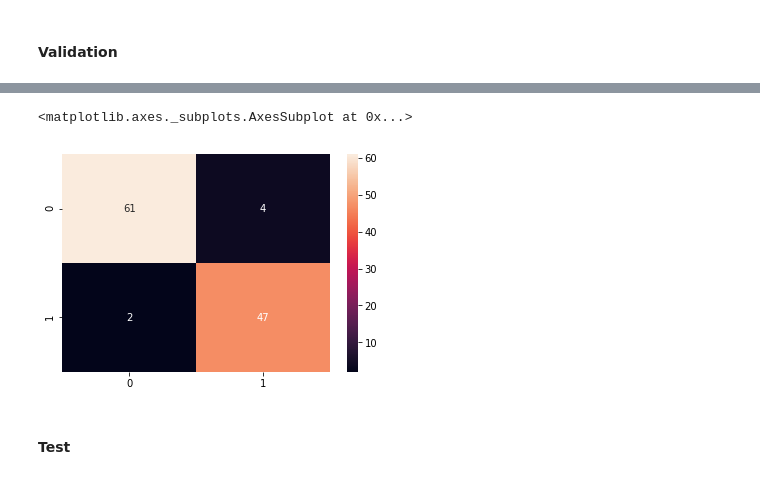
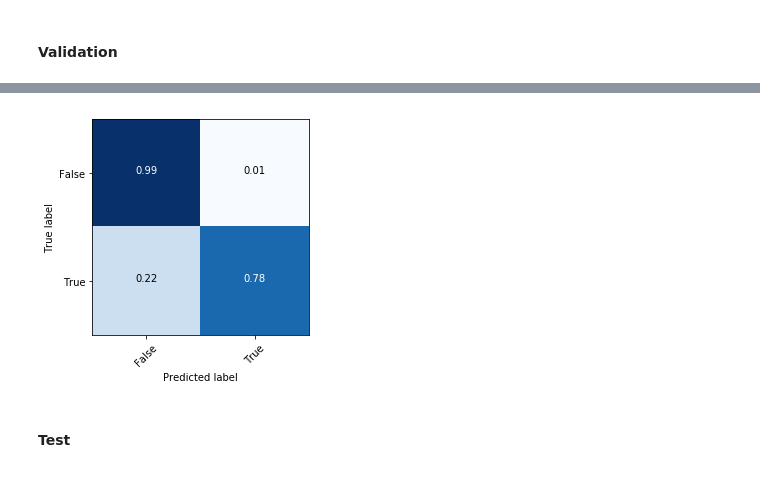
Before and after one commit to leoniloris/Visualization-In-Data-Science, a Jupyter notebook: ensembles/comparing-supervised-methods.ipynb, the cells around one changed output, grey strips where cells are left out. Saved outputs shown, nothing was run; the diff lists cells and outputs as text; code cells hidden in the pictures.

```diff
--- a/ensembles/comparing-supervised-methods.ipynb
+++ b/ensembles/comparing-supervised-methods.ipynb
@@ -58,6 +68,5 @@ basis = pca.fit(x_train_sup)
 # %%
-x_train_sup = basis.transform(x_train_sup)
-x_train_unsup = basis.transform(x_train_unsup)
+x_train = basis.transform(x_train)
 x_val = basis.transform(x_val)
 x_test = basis.transform(x_test)
 # %%
@@ -79,6 +88,6 @@ from sklearn import svm
 # %%
 model = LogisticRegression()
-model.fit(x_train_sup, y_train_sup_bool)
+model.fit(x_train, y_train_bool)
 # %% [output]
 LogisticRegression(C=1.0, class_weight=None, dual=False, fit_intercept=True,
           intercept_scaling=1, max_iter=100, multi_class='ovr', n_jobs=1,
@@ -121,8 +128,8 @@ sns.heatmap(metrics.confusion_matrix(y_test_bool, y_test_pred), annot=True)
 # %% [markdown]
 #### Train Model
 # %%
-model = RandomForestClassifier(n_estimators=10)
-model.fit(x_train_sup, y_train_sup_bool)
+model = RandomForestClassifier(n_estimators=5)
+model.fit(x_train, y_train_bool)
 # %% [output]
 RandomForestClassifier(bootstrap=True, class_weight=None, criterion='gini',
             max_depth=None, max_features='auto', max_leaf_nodes=None,
@@ -169,7 +174,7 @@ sns.heatmap(metrics.confusion_matrix(y_test_bool, y_test_pred), annot=True)
 #### Train Model
 # %%
 model = svm.SVC(C=10000)
-model.fit(x_train_sup, y_train_sup_bool)
+model.fit(x_train, y_train_bool)
 # %% [output]
 SVC(C=10000, cache_size=200, class_weight=None, coef0=0.0,
   decision_function_shape='ovr', degree=3, gamma='auto', kernel='rbf',
@@ -192,8 +197,7 @@ Validation Accuracy: 94.7%
 # %%
-sns.heatmap(metrics.confusion_matrix(y_val_bool, y_val_pred), annot=True)
+d.plot_confusion_matrix(metrics.confusion_matrix(y_val_bool, y_val_pred), [False, True])
 # %% [output]
-<matplotlib.axes._subplots.AxesSubplot at 0x...>
-[figure, old version]
+[figure, new version]
 # %% [markdown]
 #### Test
 # %%
```
Also changed, not shown: parts of 27 cells of this notebook, 3 other files.
